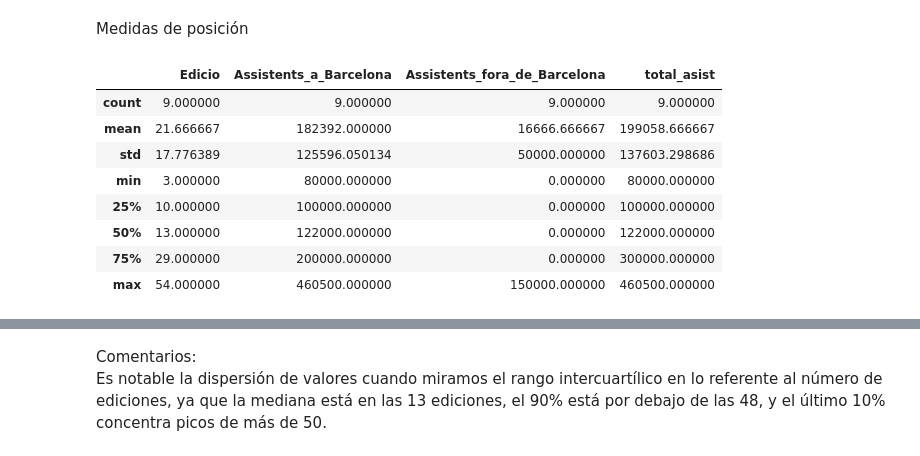
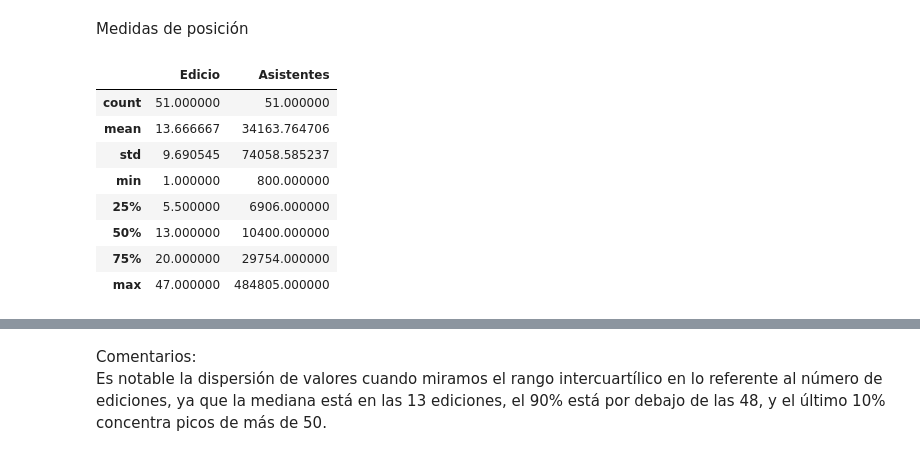
Before and after one commit to marosor/ONLINE_DS_THEBRIDGE_marosor, a Jupyter notebook: EDA/10_analisis_2015.ipynb, the cells around one changed output, grey strips where cells are left out. Saved outputs shown, nothing was run; the diff lists cells and outputs as text; code cells hidden in the pictures.

```diff
--- a/EDA/10_analisis_2015.ipynb
+++ b/EDA/10_analisis_2015.ipynb
@@ -4,7 +4,7 @@ import numpy as np
 import matplotlib.pyplot as plt
 import seaborn as sns
 # %%
-festivales_bcn_22 = pd.read_pickle("./data/festivales_bcn_22_procesado.pkl")
+festivales_bcn_15 = pd.read_pickle("./data/festivales_bcn_15_procesado.pkl")
 # %%
 categoricas_festivales = [
     "Ambit",
@@ -253,15 +246,15 @@ Si en lugar de atender a las frecuencias absolutas miramos las relativas, las co
 # %% [markdown]
 Medidas de posición
 # %%
-festivales_bcn_22.describe()
+festivales_bcn_15.describe()
 # %% [output]
-|  | Edicio | Assistents_a_Barcelona | Assistents_fora_de_Barcelona | total_asist |
-| count | 9.000000 | 9.000000 | 9.000000 | 9.000000 |
-| mean | 21.666667 | 182392.000000 | 16666.666667 | 199058.666667 |
-| std | 17.776389 | 125596.050134 | 50000.000000 | 137603.298686 |
-| min | 3.000000 | 80000.000000 | 0.000000 | 80000.000000 |
-| 25% | 10.000000 | 100000.000000 | 0.000000 | 100000.000000 |
-| 50% | 13.000000 | 122000.000000 | 0.000000 | 122000.000000 |
-| 75% | 29.000000 | 200000.000000 | 0.000000 | 300000.000000 |
-| max | 54.000000 | 460500.000000 | 150000.000000 | 460500.000000 |
+|  | Edicio | Asistentes |
+| count | 51.000000 | 51.000000 |
+| mean | 13.666667 | 34163.764706 |
+| std | 9.690545 | 74058.585237 |
+| min | 1.000000 | 800.000000 |
+| 25% | 5.500000 | 6906.000000 |
+| 50% | 13.000000 | 10400.000000 |
+| 75% | 20.000000 | 29754.000000 |
+| max | 47.000000 | 484805.000000 |
 # %%
```
Also changed, not shown: parts of 28 cells of this notebook, 15 other files.
